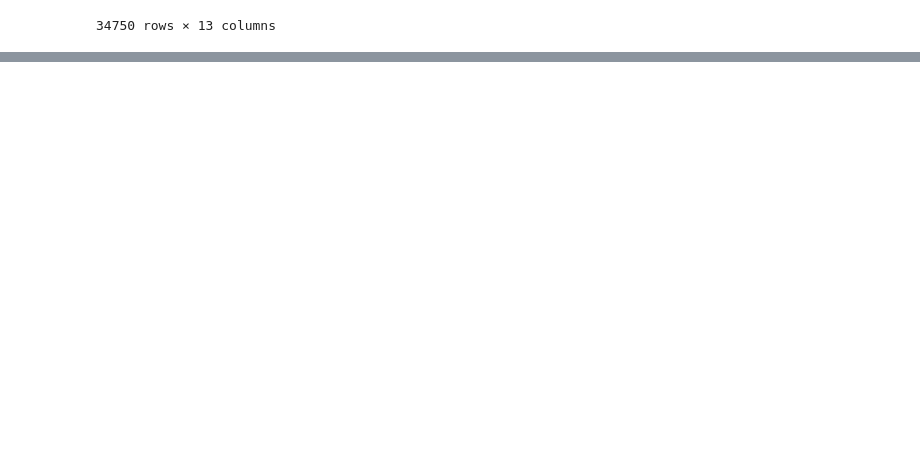
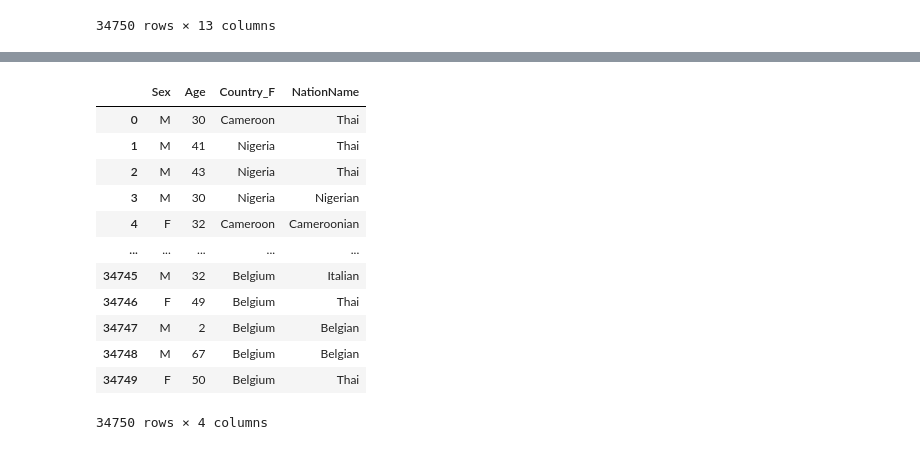
Before and after one commit to Jiraporn-klobrat/data_viz_2022, a Jupyter notebook: Project.ipynb, the cells around one changed output, grey strips where cells are left out. Saved outputs shown, nothing was run; the diff lists cells and outputs as text; code cells hidden in the pictures; blank space fills up the shorter version.

```diff
--- a/Project.ipynb
+++ b/Project.ipynb
@@ -681,6 +759,3 @@ data_travel
 | 34748 | 34749 | M | 67 | Belgian | 11 (OA)-Long Stay Visitor (up to ... | Belgium | Royal Thai Embassy, Brussels | 2021-07-26T00:00:00 | 2021-08-08T00:00:00 | ... |
 | 34749 | 34750 | F | 50 | Thai | 1-ผู้มีสัญชาติไทย | Belgium | Royal Thai Embassy, Brussels | 2021-06-14T00:00:00 | 2021-06-27T00:00:00 | ... |
 34750 rows × 13 columns
-# %%
-data_travel = pd.read_csv(os.path.join(path,'open_data_ict_nov.csv'))    # ไฟล์ที่เราต้องการ  # .read_csv อ่านไฟล์ที่เป็น csv
-data_travel
@@ -689,3 +761,0 @@ UnicodeDecodeError: ignored
-# %%
-data_travel = pd.read_excel(os.path.join(path,'open_data_ict_nov.xlsx'))    # ไฟล์ที่เราต้องการ  # .read_excel อ่านไฟล์ที่เป็น excel
-data_travel
@@ -705,0 +762,17 @@ data_travel
+# %%
+travel = data_travel[['Sex','Age','Country_F','NationName']]
+travel
+# %% [output]
+|  | Sex | Age | Country_F | NationName |
+| 0 | M | 30 | Cameroon | Thai |
+| 1 | M | 41 | Nigeria | Thai |
+| 2 | M | 43 | Nigeria | Thai |
+| 3 | M | 30 | Nigeria | Nigerian |
+| 4 | F | 32 | Cameroon | Cameroonian |
+| ... | ... | ... | ... | ... |
+| 34745 | M | 32 | Belgium | Italian |
+| 34746 | F | 49 | Belgium | Thai |
+| 34747 | M | 2 | Belgium | Belgian |
+| 34748 | M | 67 | Belgium | Belgian |
+| 34749 | F | 50 | Belgium | Thai |
+34750 rows × 4 columns
```
Also changed, not shown: parts of 20 cells of this notebook.
